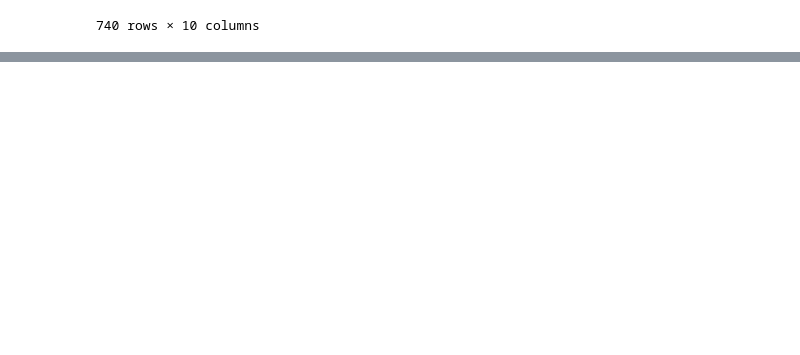
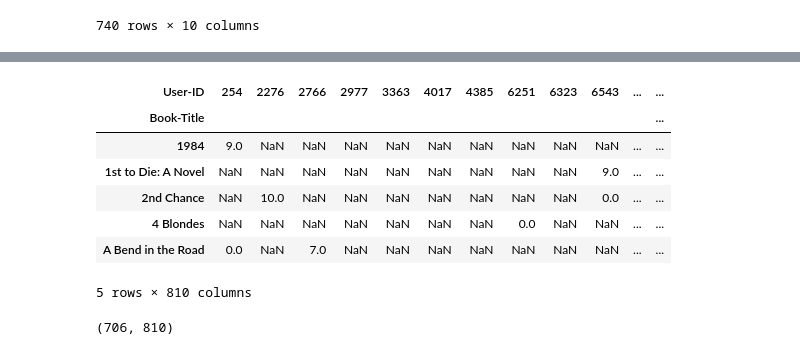
Before and after one commit to abhiram4580/Book_Recommendation_System, a Jupyter notebook: Book_Recommendation_System.ipynb, the cells around one changed output, grey strips where cells are left out. Saved outputs shown, nothing was run; the diff lists cells and outputs as text; code cells hidden in the pictures; blank space fills up the shorter version.

```diff
--- a/Book_Recommendation_System.ipynb
+++ b/Book_Recommendation_System.ipynb
@@ -332,0 +399,15 @@ top_50_books
+# %%
+pivot_t.head()
+# %% [output]
+| User-ID | 254 | 2276 | 2766 | 2977 | 3363 | 4017 | 4385 | 6251 | 6323 | 6543 | ... | ... |
+| Book-Title |  |  |  |  |  |  |  |  |  |  |  | ... |
+| 1984 | 9.0 | NaN | NaN | NaN | NaN | NaN | NaN | NaN | NaN | NaN | ... | ... |
+| 1st to Die: A Novel | NaN | NaN | NaN | NaN | NaN | NaN | NaN | NaN | NaN | 9.0 | ... | ... |
+| 2nd Chance | NaN | 10.0 | NaN | NaN | NaN | NaN | NaN | NaN | NaN | 0.0 | ... | ... |
+| 4 Blondes | NaN | NaN | NaN | NaN | NaN | NaN | NaN | 0.0 | NaN | NaN | ... | ... |
+| A Bend in the Road | 0.0 | NaN | 7.0 | NaN | NaN | NaN | NaN | NaN | NaN | NaN | ... | ... |
+5 rows × 810 columns
+# %%
+pivot_t.shape
+# %% [output]
+(706, 810)
```
Also changed, not shown: parts of 25 cells of this notebook, 5 other files.
